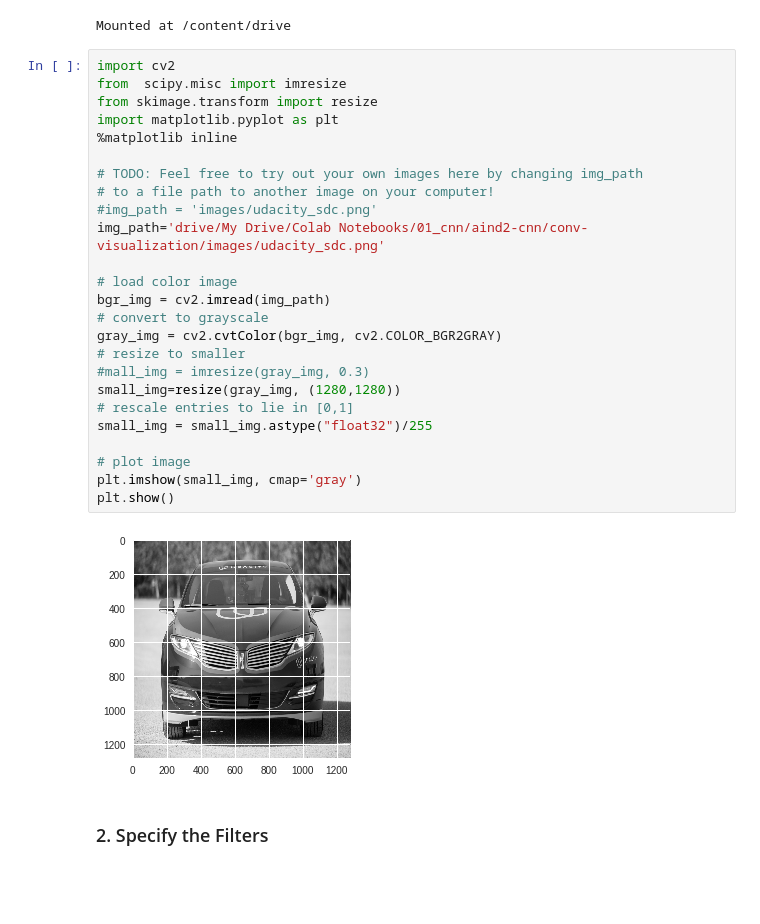
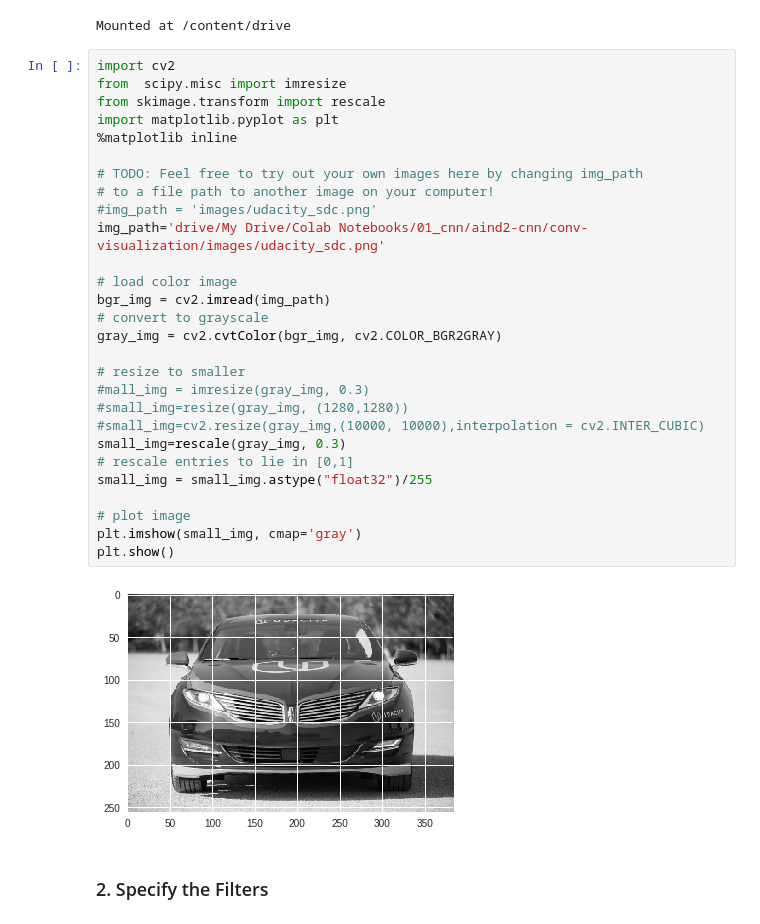
Before and after one commit to arpitsharma9/01_machine_learning, a Jupyter notebook: 02_cnn/conv_visualization1.ipynb, the cells around one changed output. Saved outputs shown, nothing was run; the diff lists cells and outputs as text; blank space fills up the shorter version.

```diff
--- a/02_cnn/conv_visualization1.ipynb
+++ b/02_cnn/conv_visualization1.ipynb
@@ -20,30 +20,33 @@ Mounted at /content/drive
 # %%
 import cv2
 from  scipy.misc import imresize
-from skimage.transform import resize
+from skimage.transform import rescale
 import matplotlib.pyplot as plt
 %matplotlib inline
 
 # TODO: Feel free to try out your own images here by changing img_path
 # to a file path to another image on your computer!
 #img_path = 'images/udacity_sdc.png'
 img_path='drive/My Drive/Colab Notebooks/01_cnn/aind2-cnn/conv-visualization/images/udacity_sdc.png'
 
 # load color image
 bgr_img = cv2.imread(img_path)
 # convert to grayscale
 gray_img = cv2.cvtColor(bgr_img, cv2.COLOR_BGR2GRAY)
+
 # resize to smaller
 #mall_img = imresize(gray_img, 0.3)
-small_img=resize(gray_img, (1280,1280))
+#small_img=resize(gray_img, (1280,1280))
+#small_img=cv2.resize(gray_img,(10000, 10000),interpolation = cv2.INTER_CUBIC)
+small_img=rescale(gray_img, 0.3)
 # rescale entries to lie in [0,1]
 small_img = small_img.astype("float32")/255
 
 # plot image
 plt.imshow(small_img, cmap='gray')
 plt.show()
 # %% [output]
-[figure, old version]
+[figure, new version]
 # %% [markdown]
 ### 2. Specify the Filters
 # %%
```
Also changed, not shown: parts of 1 cell of this notebook.
